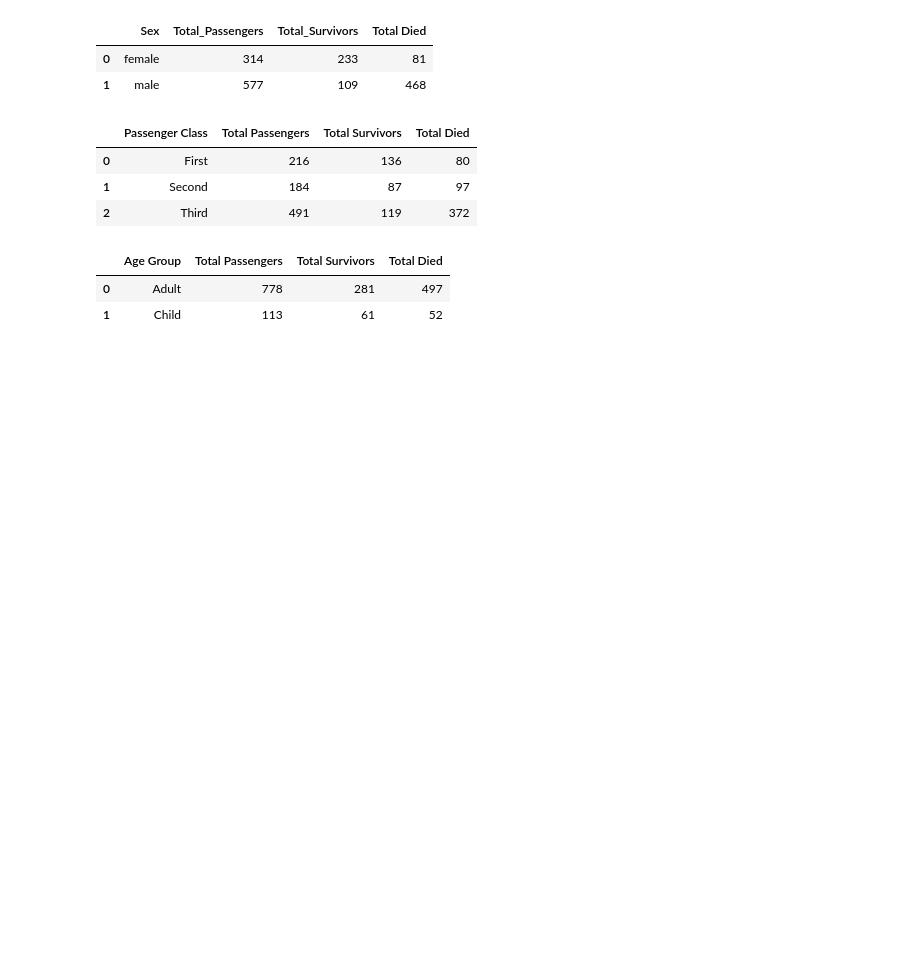
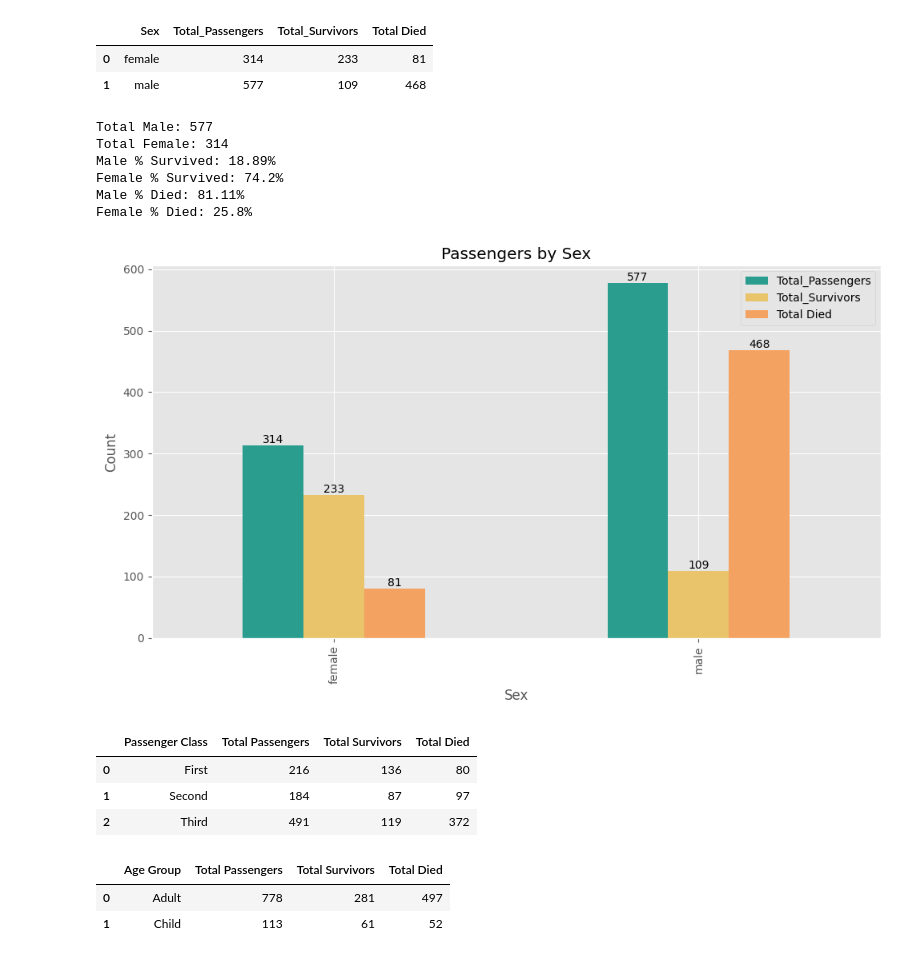
Before and after one commit to jmil86/Project3_Group4, a Jupyter notebook: titanic.ipynb, the cells around one changed output. Saved outputs shown, nothing was run; the diff lists cells and outputs as text; code cells hidden in the pictures; blank space fills up the shorter version.

Commit message:
Updated with matplotlib charts

```diff
--- a/titanic.ipynb
+++ b/titanic.ipynb
@@ -16,3 +18,7 @@ titanic_df.head()
 | 2 | 3 | 1 | 3 | Heikkinen, Miss. Laina | female | 26.0 | 0 | 0 | STON/O2. 3101282 | 7.9250 | ... |
 | 3 | 4 | 1 | 1 | Futrelle, Mrs. Jacques Heath (Lil... | female | 35.0 | 1 | 0 | 113803 | 53.1000 | ... |
 | 4 | 5 | 0 | 3 | Allen, Mr. William Henry | male | 35.0 | 0 | 0 | 373450 | 8.0500 | ... |
+# %%
+# Drop the "Name" column
+titanic_df = titanic_df.drop(columns=['Name'])
+titanic_df.head()
@@ -30,6 +43,44 @@ passengers_by_sex
 |  | Sex | Total_Passengers | Total_Survivors | Total Died |
 | 0 | female | 314 | 233 | 81 |
 | 1 | male | 577 | 109 | 468 |
+# %%
+# Plot the passengers_by_sex DataFrame
+plt.figure(figsize=(10, 6))
+ax = passengers_by_sex.plot(
+    x='Sex',
+    y=['Total_Passengers', 'Total_Survivors', 'Total Died'],
+    kind='bar',
+    ax=plt.gca(),
+    color=['#2a9d8f', '#e9c46a', '#f4a261']  # Professional colors: teal, gold, and coral
+)
+plt.title('Passengers by Sex')
+plt.xlabel('Sex')
+plt.ylabel('Count')
+
+# Calculate percentages
+passengers_by_sex['% Survived'] = (passengers_by_sex['Total_Survivors'] / passengers_by_sex['Total_Passengers'] * 100).round(2)
+passengers_by_sex['% Died'] = (100 - passengers_by_sex['% Survived']).round(2)
+
+# Add totals at the top of each bar
+for container in ax.containers:
+    ax.bar_label(container, label_type='edge')
+
+# Print the custom legend labels above the graph
+print("\n".join(custom_legend_labels))
+
+
+# Tighten the layout for better visibility
+plt.tight_layout()
+
+plt.show()
+# %% [output]
+Total Male: 577
+Total Female: 314
+Male % Survived: 18.89%
+Female % Survived: 74.2%
+Male % Died: 81.11%
+Female % Died: 25.8%
+[figure, added]
 # %%
 # Show the number of passengers and survivors by class, add a new column called "Total Died"
 passengers_by_class = titanic_df.groupby('Pclass').agg(
```
Also changed, not shown: parts of 30 cells of this notebook, 3 other files.
